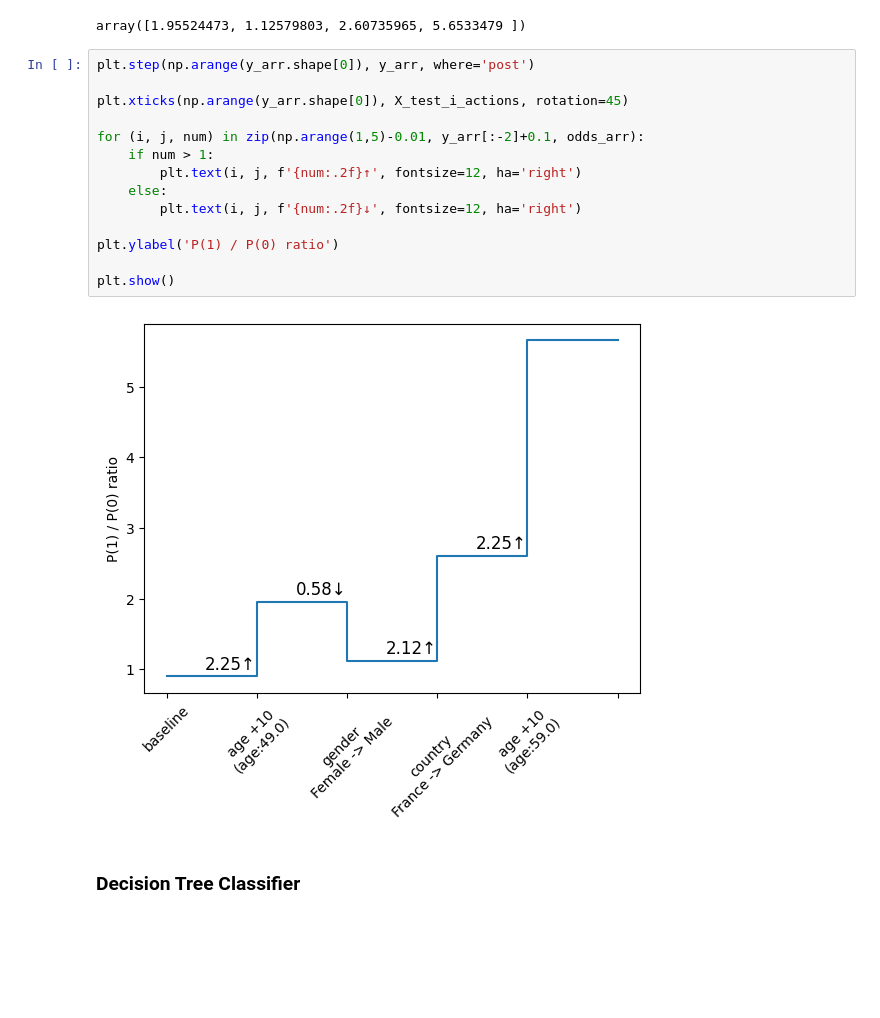
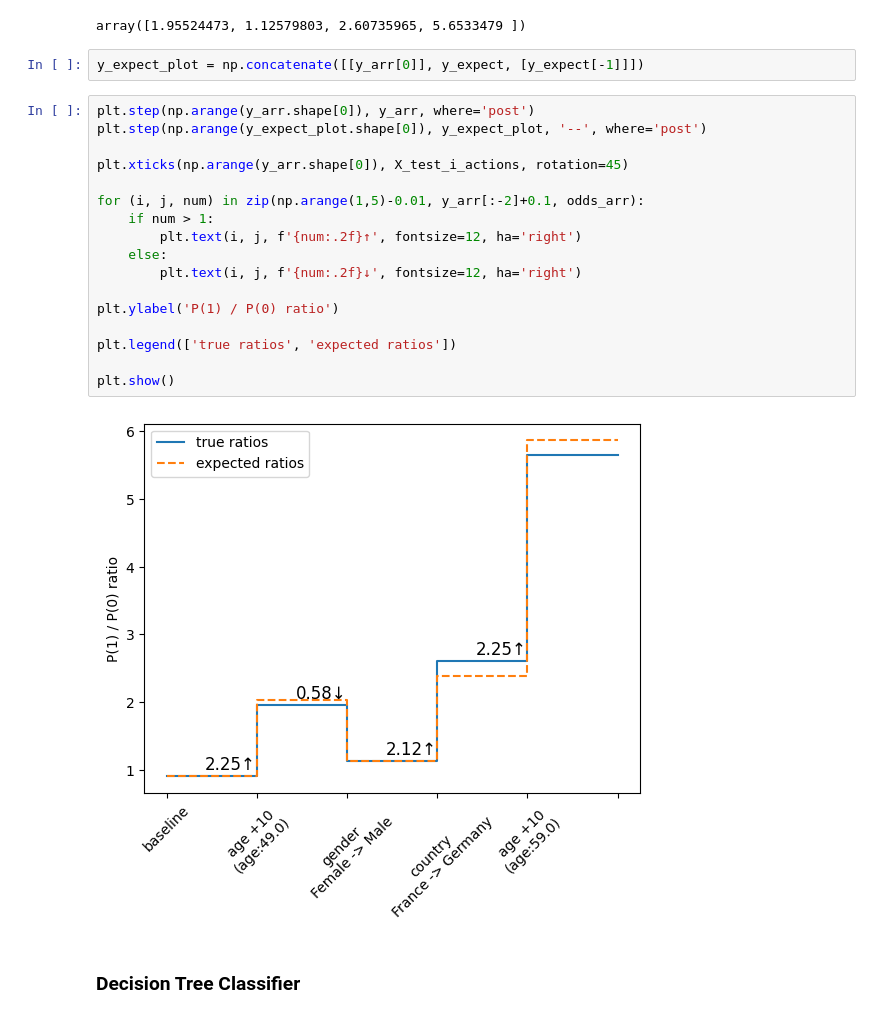
Before and after one commit to MarBry111/wit_2024_xai, a Jupyter notebook: 02_train_simple_models.ipynb, the cells around one changed output. Drawn from its saved outputs; the diff is of its cells as text; blank space fills up the shorter version.

```diff
--- a/02_train_simple_models.ipynb
+++ b/02_train_simple_models.ipynb
@@ -211,22 +214,27 @@ array([2.02898515, 1.12934935, 2.38185367, 5.86655921])
 y_arr[1:-1]
 # %% [output]
 array([1.95524473, 1.12579803, 2.60735965, 5.6533479 ])
+# %%
+y_expect_plot = np.concatenate([[y_arr[0]], y_expect, [y_expect[-1]]])
 # %%
 plt.step(np.arange(y_arr.shape[0]), y_arr, where='post')
+plt.step(np.arange(y_expect_plot.shape[0]), y_expect_plot, '--', where='post')
 
 plt.xticks(np.arange(y_arr.shape[0]), X_test_i_actions, rotation=45)
 
 for (i, j, num) in zip(np.arange(1,5)-0.01, y_arr[:-2]+0.1, odds_arr):
     if num > 1:
         plt.text(i, j, f'{num:.2f}↑', fontsize=12, ha='right')
     else:
         plt.text(i, j, f'{num:.2f}↓', fontsize=12, ha='right')
 
 plt.ylabel('P(1) / P(0) ratio')
 
+plt.legend(['true ratios', 'expected ratios'])
+
 plt.show()
 # %% [output]
-[figure, old version]
+[figure, new version]
 # %% [markdown]
 ### Decision Tree Classifier
 # %%
```
Also changed, not shown: parts of 8 cells of this notebook, 1 other file.
